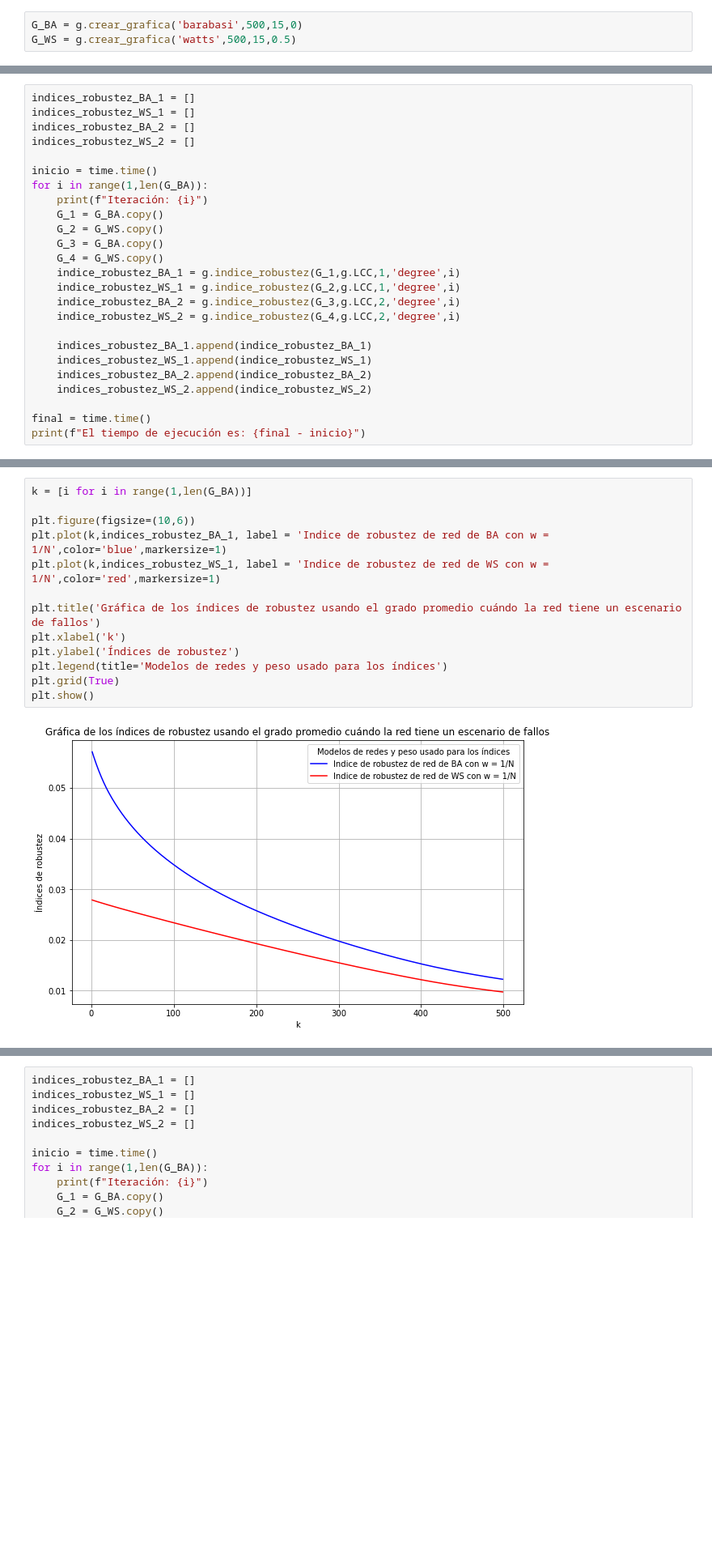
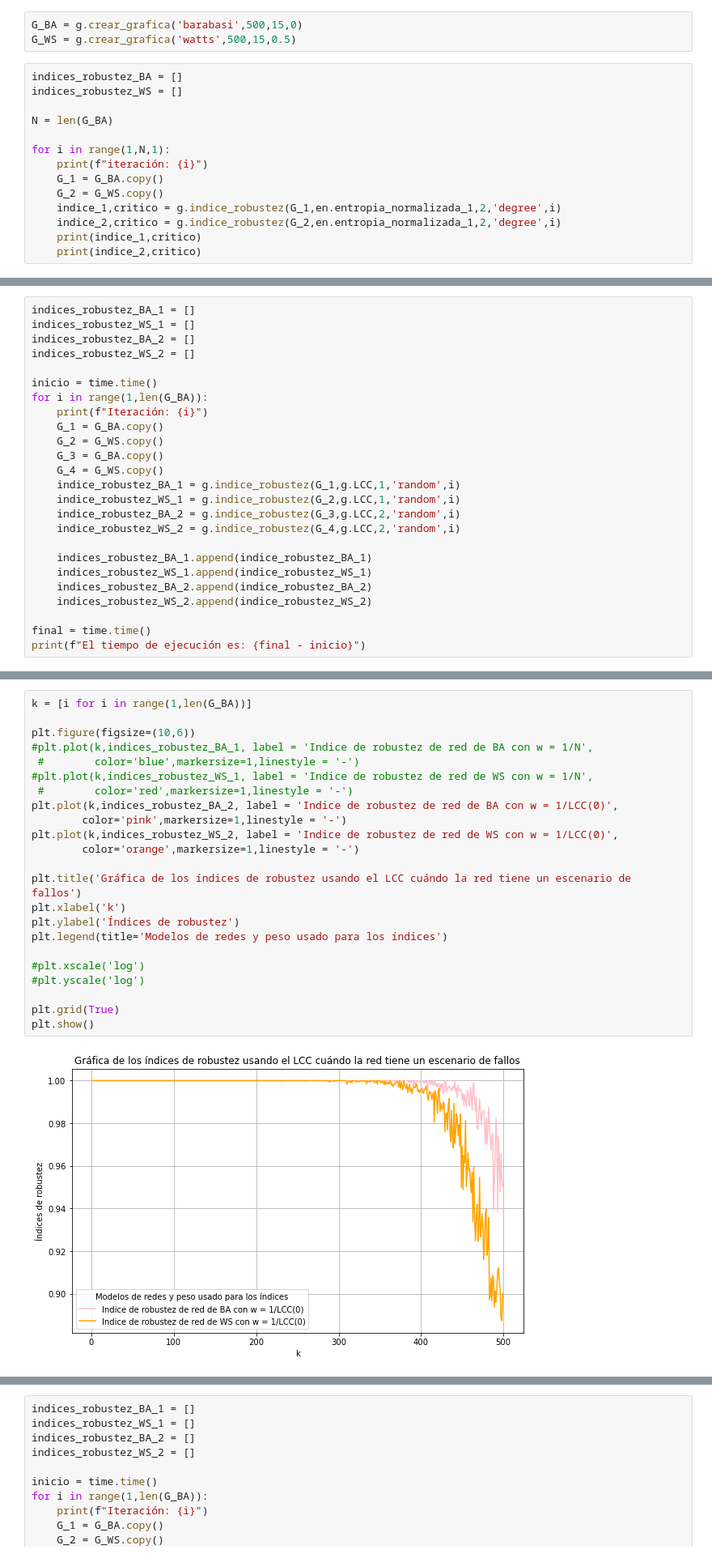
Before and after one commit to maurisiojimenes/pt_robustez, a Jupyter notebook: Indices de Robustez.ipynb, the cells around one changed output, grey strips where cells are left out. Shown: that part at 81% size. Saved outputs shown, nothing was run; the diff lists cells and outputs as text; blank space fills up the shorter version.

Commit message:
índices de Robustez

```diff
--- a/Indices de Robustez.ipynb
+++ b/Indices de Robustez.ipynb
@@ -14,3 +14,17 @@ importlib.reload(g)
 # %%
 G_BA = g.crear_grafica('barabasi',500,15,0)
 G_WS = g.crear_grafica('watts',500,15,0.5)
+# %%
+indices_robustez_BA = []
+indices_robustez_WS = []
+
+N = len(G_BA)
+
+for i in range(1,N,1):
+    print(f"iteración: {i}")
+    G_1 = G_BA.copy()
+    G_2 = G_WS.copy()
+    indice_1,critico = g.indice_robustez(G_1,en.entropia_normalizada_1,2,'degree',i)
+    indice_2,critico = g.indice_robustez(G_2,en.entropia_normalizada_1,2,'degree',i)
+    print(indice_1,critico)
+    print(indice_2,critico)
@@ -27,10 +59,10 @@ for i in range(1,len(G_BA)):
     G_2 = G_WS.copy()
     G_3 = G_BA.copy()
     G_4 = G_WS.copy()
-    indice_robustez_BA_1 = g.indice_robustez(G_1,g.LCC,1,'degree',i)
-    indice_robustez_WS_1 = g.indice_robustez(G_2,g.LCC,1,'degree',i)
-    indice_robustez_BA_2 = g.indice_robustez(G_3,g.LCC,2,'degree',i)
-    indice_robustez_WS_2 = g.indice_robustez(G_4,g.LCC,2,'degree',i)
+    indice_robustez_BA_1 = g.indice_robustez(G_1,g.LCC,1,'random',i)
+    indice_robustez_WS_1 = g.indice_robustez(G_2,g.LCC,1,'random',i)
+    indice_robustez_BA_2 = g.indice_robustez(G_3,g.LCC,2,'random',i)
+    indice_robustez_WS_2 = g.indice_robustez(G_4,g.LCC,2,'random',i)
 
     indices_robustez_BA_1.append(indice_robustez_BA_1)
     indices_robustez_WS_1.append(indice_robustez_WS_1)
@@ -85,15 +117,25 @@ plt.show()
 # %%
 k = [i for i in range(1,len(G_BA))]
 
 plt.figure(figsize=(10,6))
-plt.plot(k,indices_robustez_BA_1, label = 'Indice de robustez de red de BA con w = 1/N',color='blue',markersize=1)
-plt.plot(k,indices_robustez_WS_1, label = 'Indice de robustez de red de WS con w = 1/N',color='red',markersize=1)
+#plt.plot(k,indices_robustez_BA_1, label = 'Indice de robustez de red de BA con w = 1/N',
+ #        color='blue',markersize=1,linestyle = '-')
+#plt.plot(k,indices_robustez_WS_1, label = 'Indice de robustez de red de WS con w = 1/N',
+ #        color='red',markersize=1,linestyle = '-')
+plt.plot(k,indices_robustez_BA_2, label = 'Indice de robustez de red de BA con w = 1/LCC(0)',
+        color='pink',markersize=1,linestyle = '-')
+plt.plot(k,indices_robustez_WS_2, label = 'Indice de robustez de red de WS con w = 1/LCC(0)',
+        color='orange',markersize=1,linestyle = '-')
 
-plt.title('Gráfica de los índices de robustez usando el grado promedio cuándo la red tiene un escenario de fallos')
+plt.title('Gráfica de los índices de robustez usando el LCC cuándo la red tiene un escenario de fallos')
 plt.xlabel('k')
 plt.ylabel('Índices de robustez')
 plt.legend(title='Modelos de redes y peso usado para los índices')
+
+#plt.xscale('log')
+#plt.yscale('log')
+
 plt.grid(True)
 plt.show()
 # %% [output]
-[figure, old version]
+[figure, new version]
```
Also changed, not shown: parts of 6 cells of this notebook, 7 other files.
